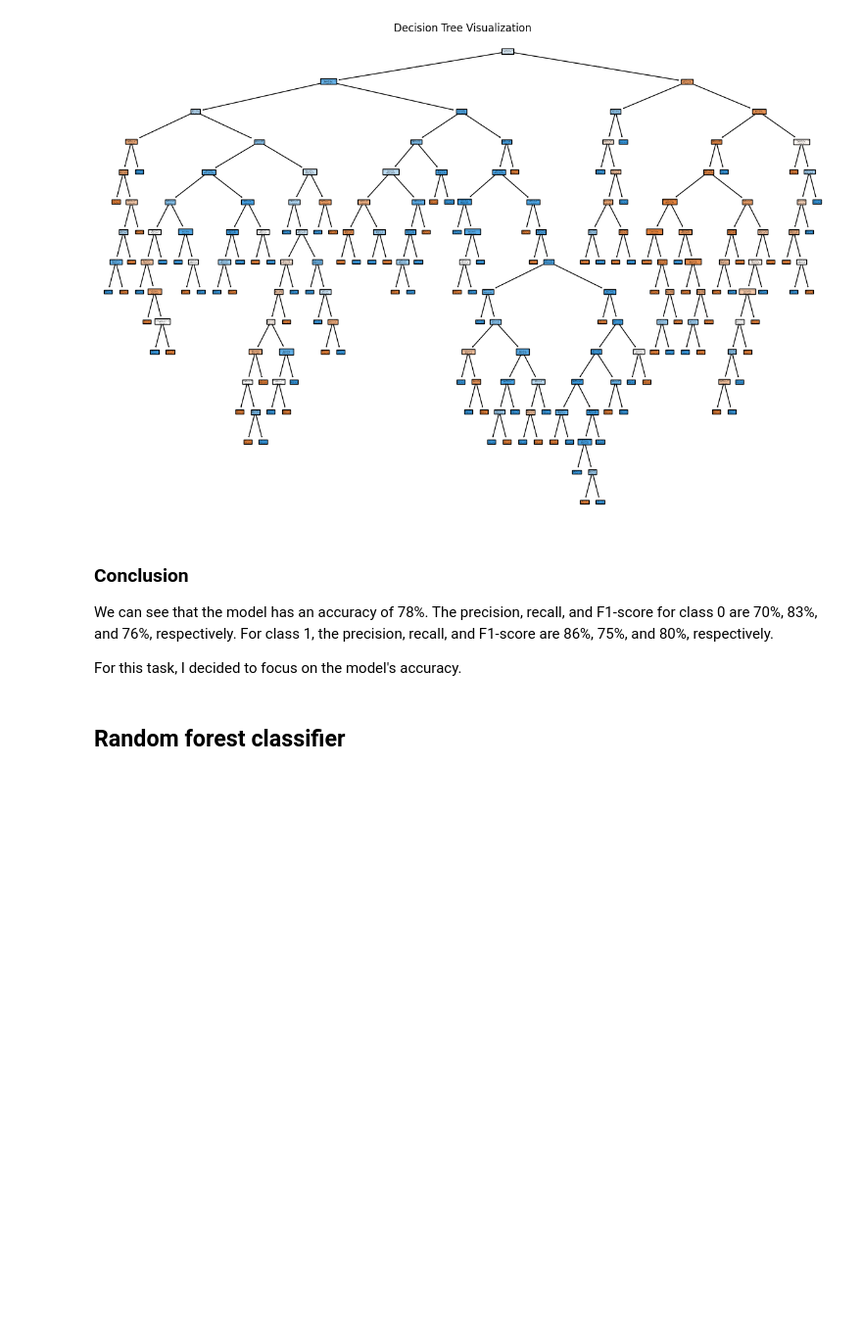
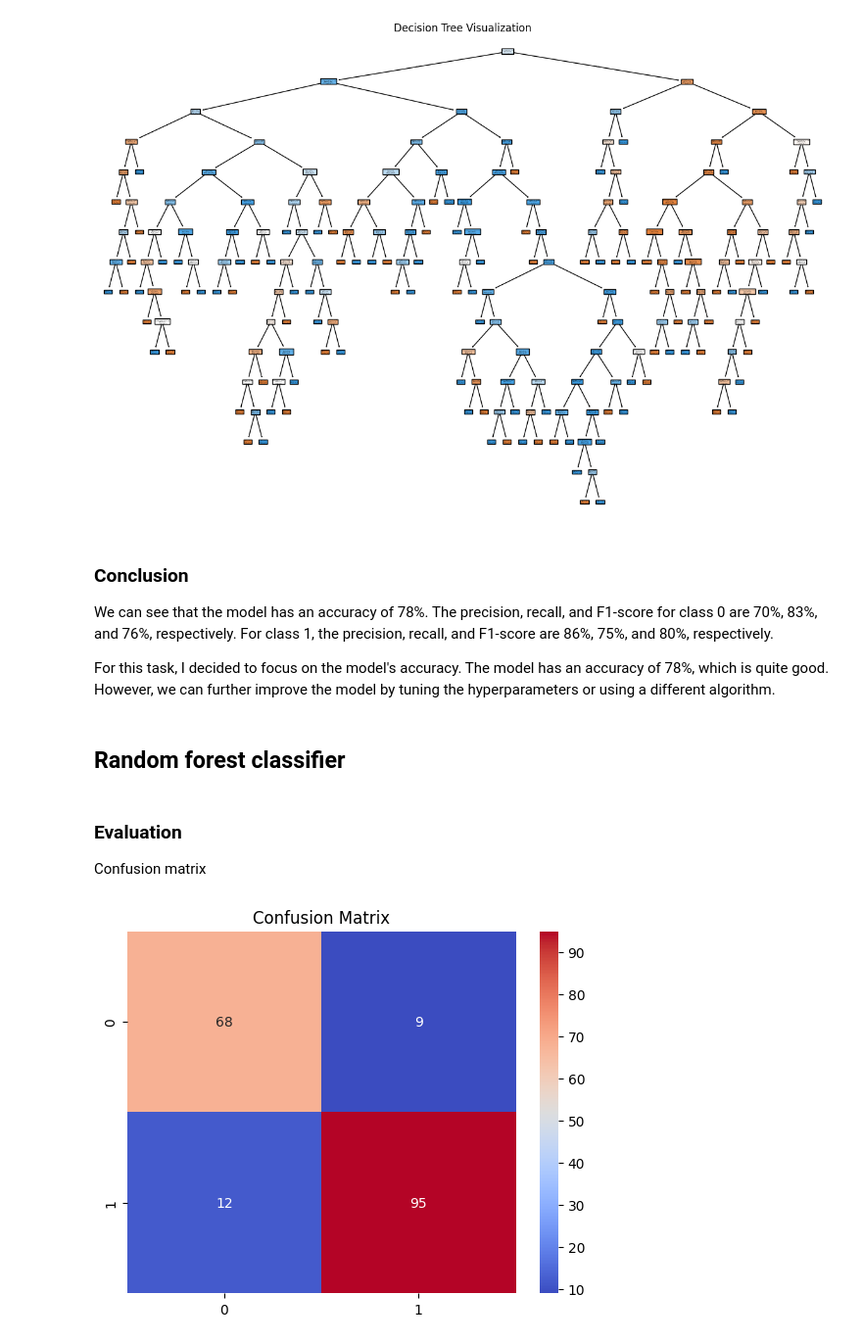
Before and after one commit to janchovanec/ZSU-Projekt, a Jupyter notebook: notebooks/classification.ipynb, the cells around one changed output. Shown: that part at 98% size. Drawn from its saved outputs; the diff is of its cells as text; code cells hidden in the pictures; blank space fills up the shorter version.

```diff
--- a/notebooks/classification.ipynb
+++ b/notebooks/classification.ipynb
@@ -325,14 +327,21 @@ plt.show()
 ### Conclusion
 We can see that the model has an accuracy of 78%. The precision, recall, and F1-score for class 0 are 70%, 83%, and 76%, respectively. For class 1, the precision, recall, and F1-score are 86%, 75%, and 80%, respectively.
 
-For this task, I decided to focus on the model's accuracy.
+For this task, I decided to focus on the model's accuracy. The model has an accuracy of 78%, which is quite good. However, we can further improve the model by tuning the hyperparameters or using a different algorithm.
 # %% [markdown]
 ## Random forest classifier
 # %%
-# Random Forest
-from sklearn.ensemble import RandomForestClassifier
-
 rf_model = RandomForestClassifier(random_state=23)
 rf_model.fit(X_train, y_train)
 
-y_pred = rf_model.predict(X_test)
+y_pred_rforrest = rf_model.predict(X_test)
+# %% [markdown]
+### Evaluation
+Confusion matrix
+# %%
+cmrf = confusion_matrix(y_test, y_pred_rforrest)
+sns.heatmap(cmrf, annot=True, cmap='coolwarm')
+plt.title('Confusion Matrix')
+plt.show()
+# %% [output]
+[figure, added]
```
Also changed, not shown: parts of 15 cells of this notebook.
